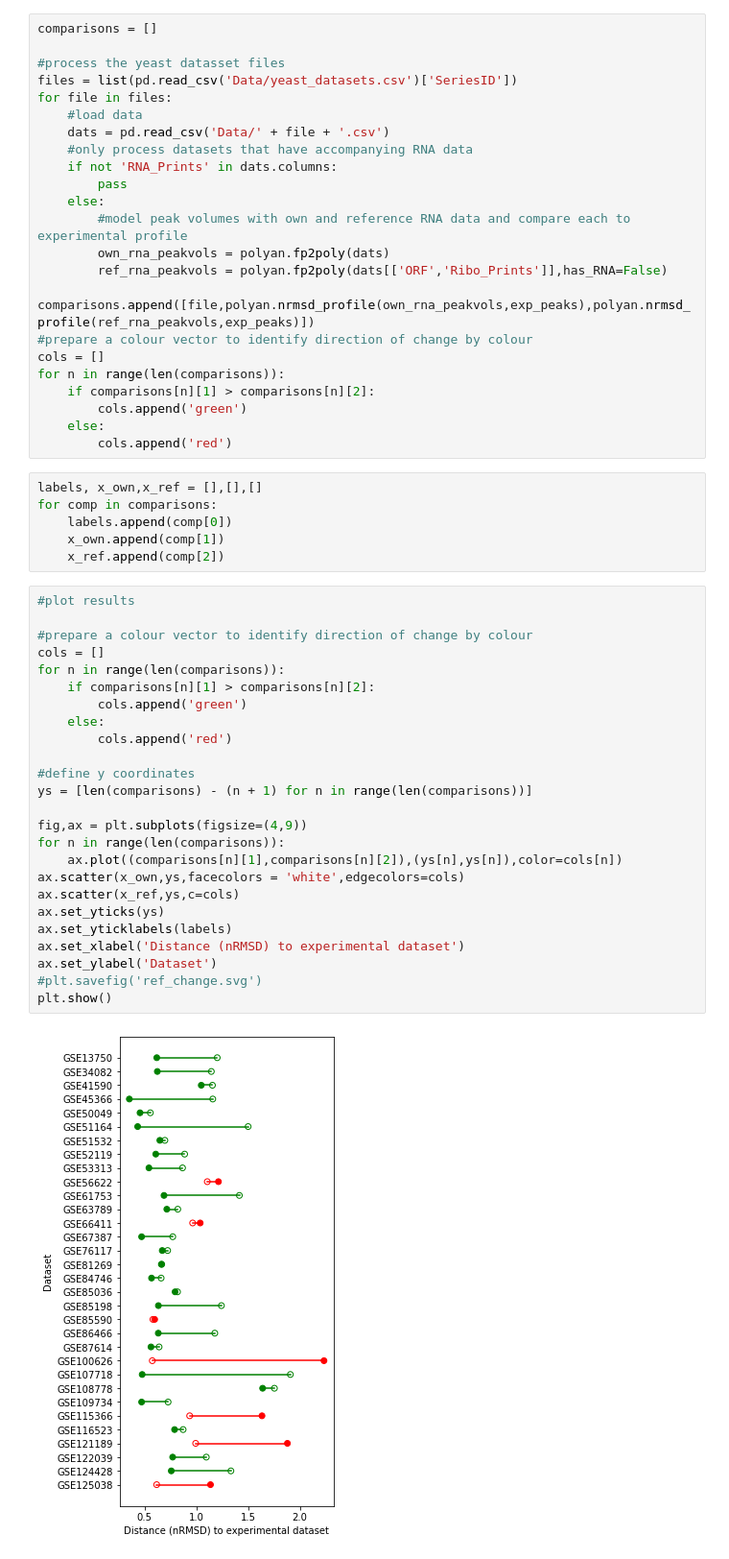
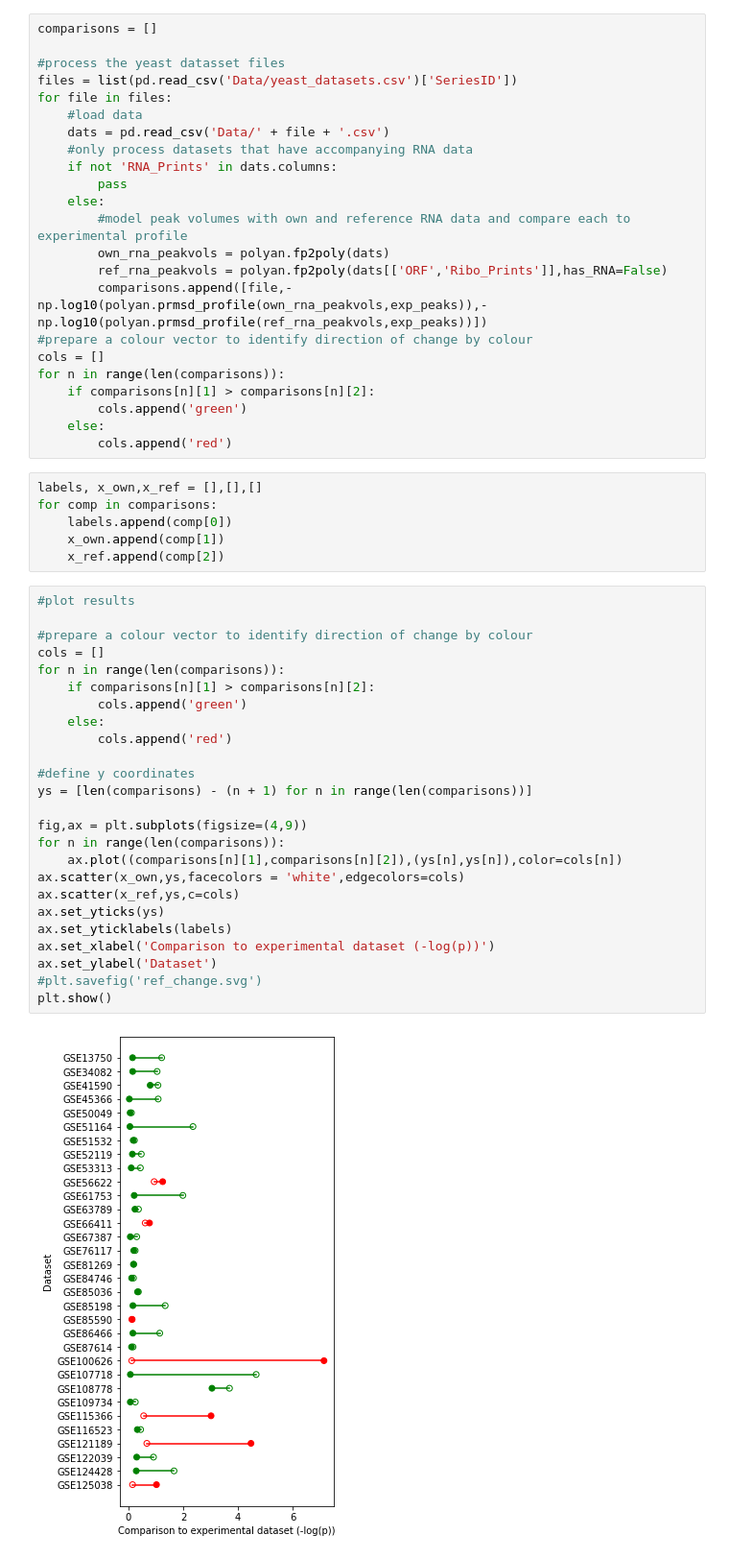
Before and after one commit to tobiasvonderhaar/polysomes, a Jupyter notebook: Figure 5 revised.ipynb, the cells around one changed output. Shown at 96% size. Saved outputs shown, nothing was run; the diff lists cells and outputs as text.

Commit message:
Figure 5 revision prmsd

```diff
--- a/Figure 5 revised.ipynb
+++ b/Figure 5 revised.ipynb
@@ -455,7 +452,7 @@ for file in files:
         #model peak volumes with own and reference RNA data and compare each to experimental profile
         own_rna_peakvols = polyan.fp2poly(dats)
         ref_rna_peakvols = polyan.fp2poly(dats[['ORF','Ribo_Prints']],has_RNA=False)
-        comparisons.append([file,polyan.nrmsd_profile(own_rna_peakvols,exp_peaks),polyan.nrmsd_profile(ref_rna_peakvols,exp_peaks)])
+        comparisons.append([file,-np.log10(polyan.prmsd_profile(own_rna_peakvols,exp_peaks)),-np.log10(polyan.prmsd_profile(ref_rna_peakvols,exp_peaks))])
 #prepare a colour vector to identify direction of change by colour
 cols = []
 for n in range(len(comparisons)):
@@ -472,27 +469,27 @@ for comp in comparisons:
 # %%
 #plot results
 
 #prepare a colour vector to identify direction of change by colour
 cols = []
 for n in range(len(comparisons)):
     if comparisons[n][1] > comparisons[n][2]:
         cols.append('green')
     else:
         cols.append('red')
 
 #define y coordinates
 ys = [len(comparisons) - (n + 1) for n in range(len(comparisons))]
 
 fig,ax = plt.subplots(figsize=(4,9))
 for n in range(len(comparisons)):
     ax.plot((comparisons[n][1],comparisons[n][2]),(ys[n],ys[n]),color=cols[n])
 ax.scatter(x_own,ys,facecolors = 'white',edgecolors=cols)
 ax.scatter(x_ref,ys,c=cols)
 ax.set_yticks(ys)
 ax.set_yticklabels(labels)
-ax.set_xlabel('Distance (nRMSD) to experimental dataset')
+ax.set_xlabel('Comparison to experimental dataset (-log(p))')
 ax.set_ylabel('Dataset')
 #plt.savefig('ref_change.svg')
 plt.show()
 # %% [output]
-[figure, old version]
+[figure, new version]
```
Also changed, not shown: parts of 1 cell of this notebook, 3 other files.
